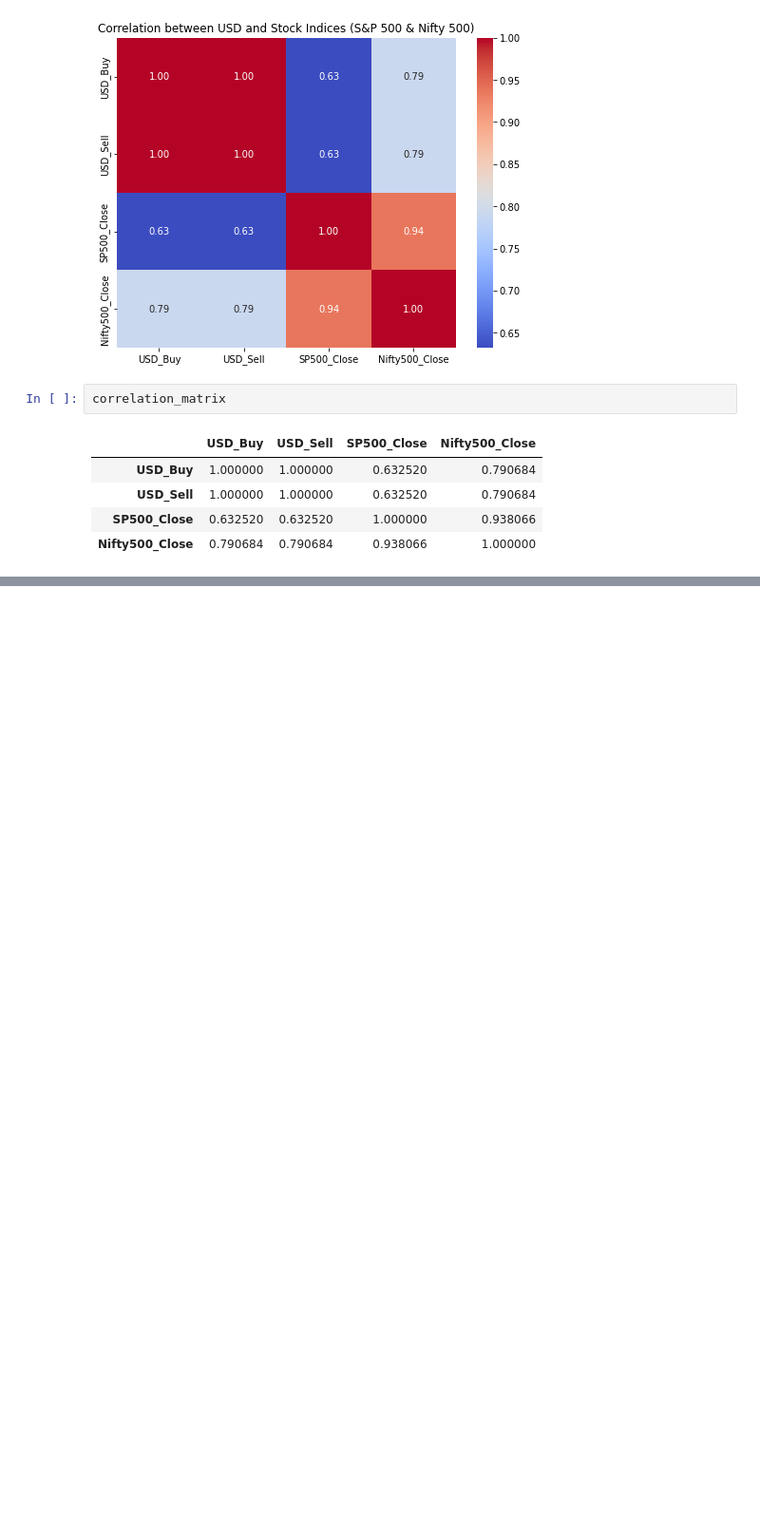
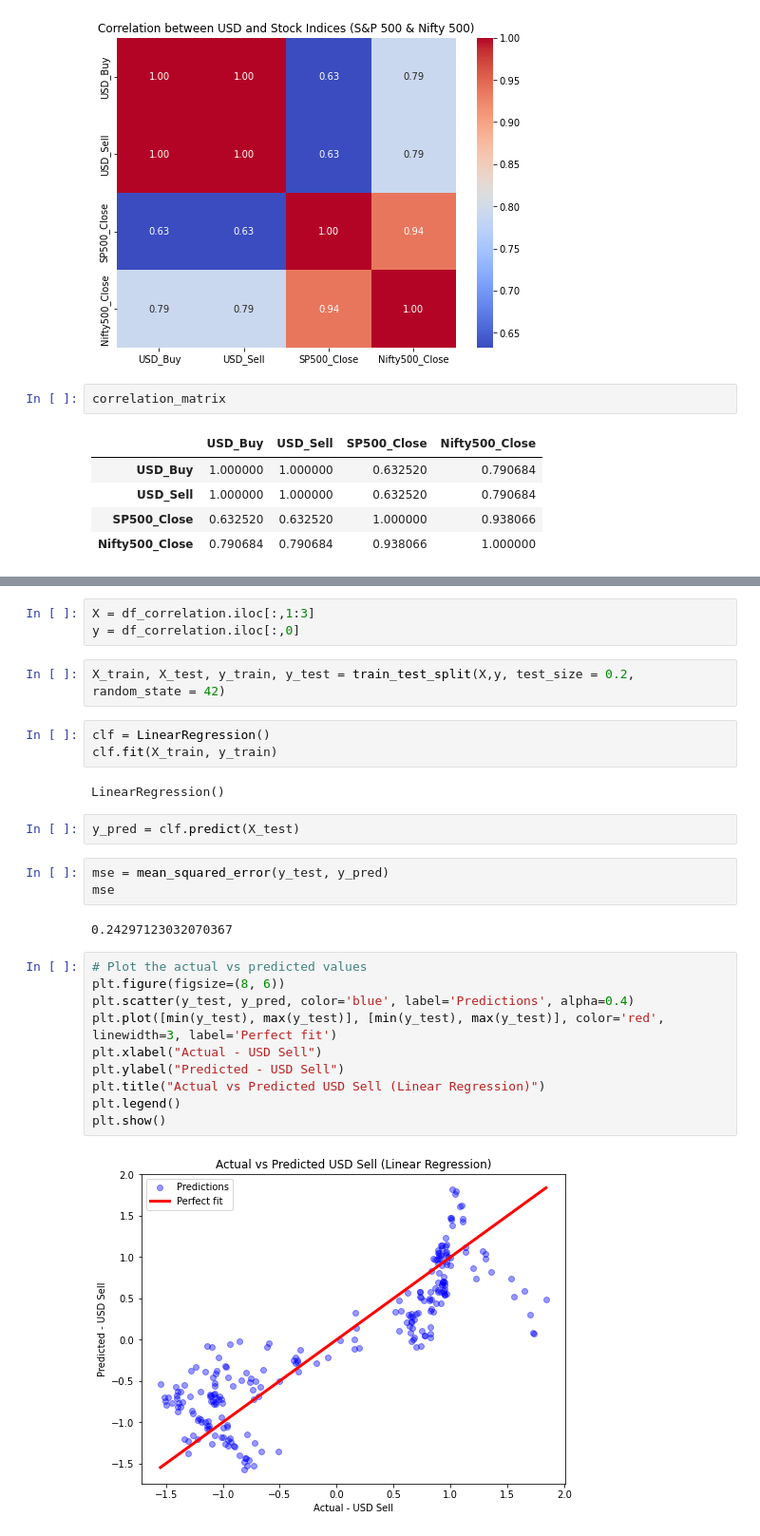
Before and after one commit to sujalthakuri/usdnpr-stockcorrelation, a Jupyter notebook: pyfile.ipynb, the cells around one changed output, grey strips where cells are left out. Shown at 95% size. Saved outputs shown, nothing was run; the diff lists cells and outputs as text; blank space fills up the shorter version.

Commit message:
Initial Model Trained

```diff
--- a/pyfile.ipynb
+++ b/pyfile.ipynb
@@ -88,0 +122,29 @@ correlation_matrix
+# %%
+X = df_correlation.iloc[:,1:3]
+y = df_correlation.iloc[:,0]
+# %%
+X_train, X_test, y_train, y_test = train_test_split(X,y, test_size = 0.2, random_state = 42)
+# %%
+clf = LinearRegression()
+clf.fit(X_train, y_train)
+# %% [output]
+LinearRegression()
+# %%
+y_pred = clf.predict(X_test)
+# %%
+mse = mean_squared_error(y_test, y_pred)
+mse
+# %% [output]
+0.24297123032070367
+# %%
+# Plot the actual vs predicted values
+plt.figure(figsize=(8, 6))
+plt.scatter(y_test, y_pred, color='blue', label='Predictions', alpha=0.4)
+plt.plot([min(y_test), max(y_test)], [min(y_test), max(y_test)], color='red', linewidth=3, label='Perfect fit')
+plt.xlabel("Actual - USD Sell")
+plt.ylabel("Predicted - USD Sell")
+plt.title("Actual vs Predicted USD Sell (Linear Regression)")
+plt.legend()
+plt.show()
+# %% [output]
+[figure, added]
```
Also changed, not shown: parts of 6 cells of this notebook.
